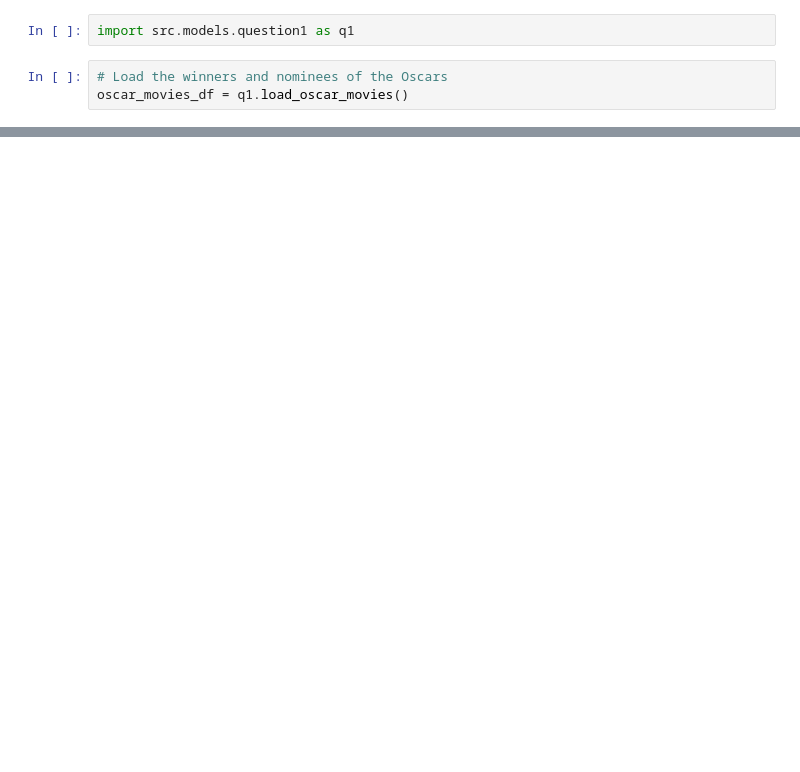
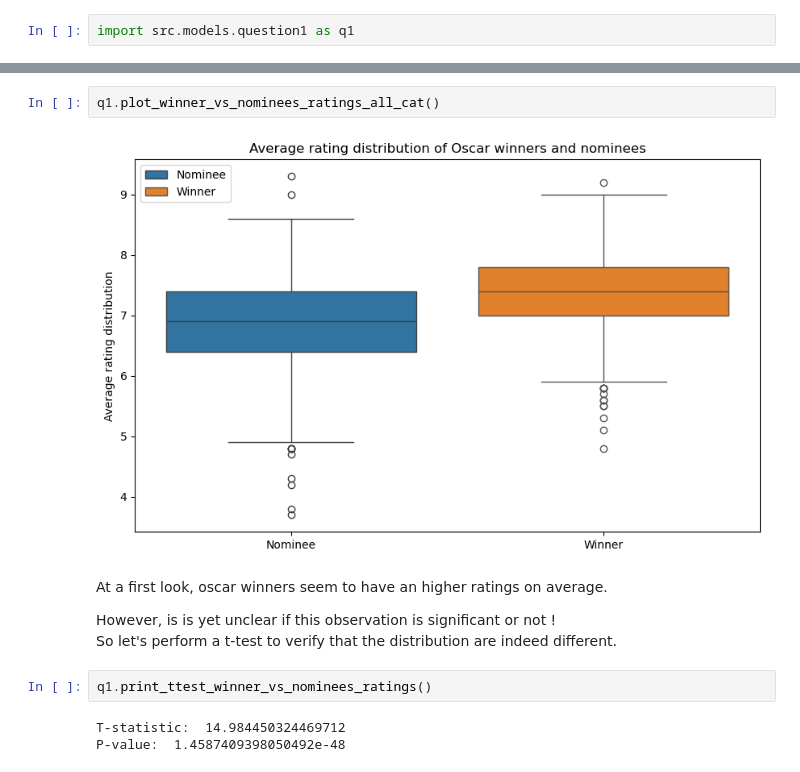
Before and after one commit to epfl-ada/ada-2024-project-badaboum, a Jupyter notebook: question1.ipynb, the cells around one changed output, grey strips where cells are left out. Drawn from its saved outputs; the diff is of its cells as text; blank space fills up the shorter version.

```diff
--- a/question1.ipynb
+++ b/question1.ipynb
@@ -1,5 +1,2 @@
 # %%
 import src.models.question1 as q1
-# %%
-# Load the winners and nominees of the Oscars
-oscar_movies_df = q1.load_oscar_movies()
@@ -60,0 +11,14 @@ The Average Treatment Effect is 0.22 rating units
+# %%
+q1.plot_winner_vs_nominees_ratings_all_cat()
+# %% [output]
+[figure, added]
+# %% [markdown]
+At a first look, oscar winners seem to have an higher ratings on average.
+
+However, is is yet unclear if this observation is significant or not !
+So let's perform a t-test to verify that the distribution are indeed different.
+# %%
+q1.print_ttest_winner_vs_nominees_ratings()
+# %% [output]
+T-statistic:  14.984450324469712
+P-value:  1.4587409398050492e-48
```
Also changed, not shown: parts of 29 cells of this notebook.
